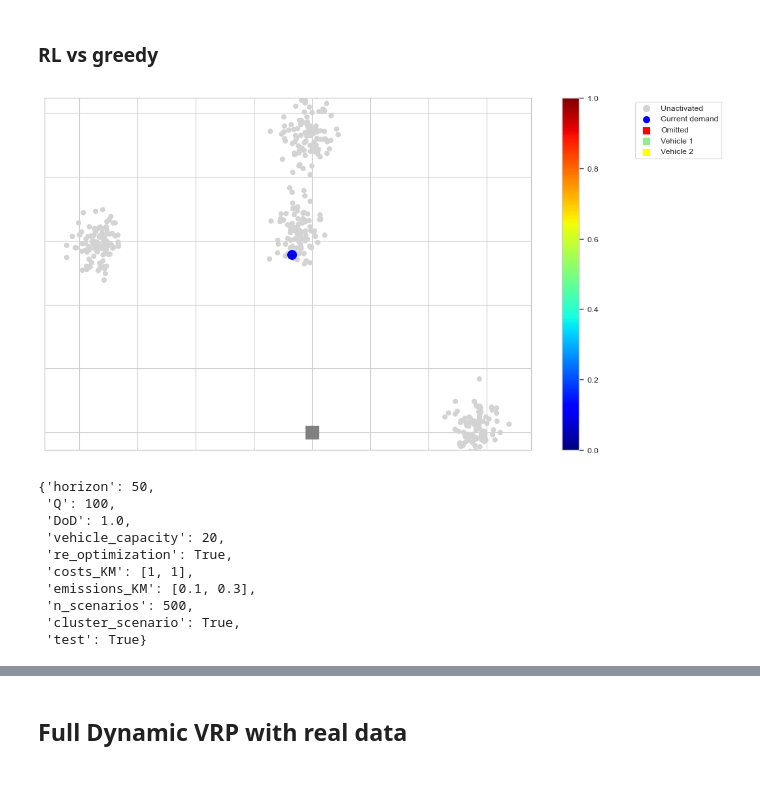
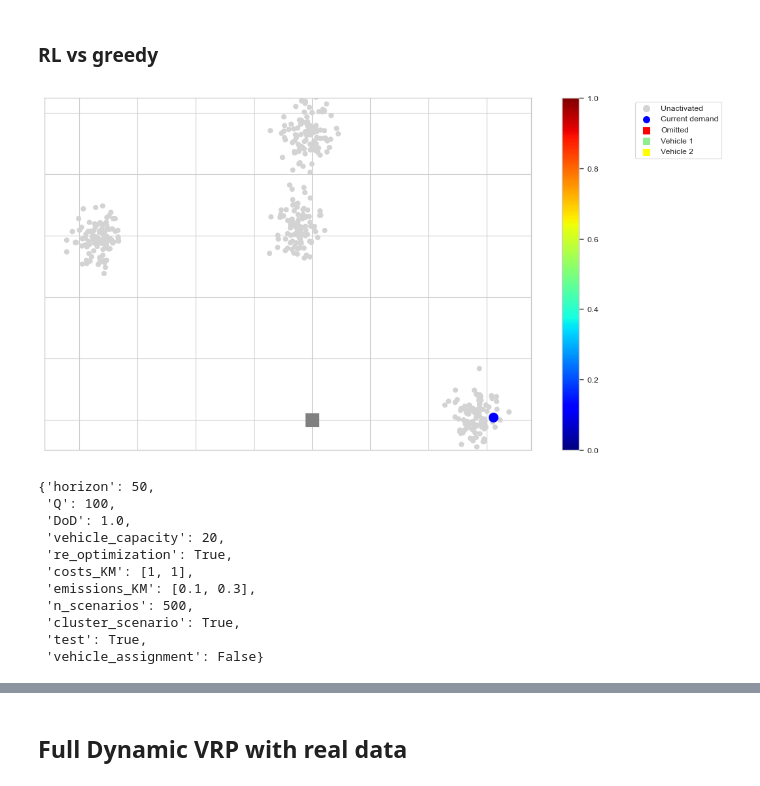
Before and after one commit to Farid-Najar/DynamicQVRP, a Jupyter notebook: results.ipynb, the cells around one changed output, grey strips where cells are left out. Saved outputs shown, nothing was run; the diff lists cells and outputs as text; code cells hidden in the pictures.

```diff
--- a/results.ipynb
+++ b/results.ipynb
@@ -232,8 +232,8 @@ with open(f'results/{file}/{wo}/res_greedy.pkl', "rb") as f:
 with open(f'results/{file}/{wo}/res_RL_DQN_VRP_VA.pkl', "rb") as f:
     res_RL_wo = pickle.load(f)
 
-with open(f'results/{file}/{wo}/res_MSA.pkl', "rb") as f:
-    res_MSA_wo = pickle.load(f)
+# with open(f'results/{file}/{wo}/res_MSA.pkl', "rb") as f:
+#     res_MSA_wo = pickle.load(f)
 
 with open(f'results/{file}/{wo}/res_random.pkl', "rb") as f:
     res_random_wo = pickle.load(f)
@@ -599,15 +671,15 @@ plot(data)
 ### RL vs greedy
 # %%
 from envs import DynamicQVRPEnv
-scenario = 2
+scenario = 0
 
 env_configs['vehicle_assignment'] = False
 env = DynamicQVRPEnv(**env_configs)
 env.reset(scenario)
 env.render()
 env_configs
 # %% [output]
-[figure, old version]
+[figure, new version]
 {'horizon': 50,
  'Q': 100,
  'DoD': 1.0,
@@ -617,7 +689,8 @@ env_configs
  'emissions_KM': [0.1, 0.3],
  'n_scenarios': 500,
  'cluster_scenario': True,
- 'test': True}
+ 'test': True,
+ 'vehicle_assignment': False}
 # %%
 env.reset(scenario)
 i = 0
```
Also changed, not shown: parts of 9 cells of this notebook, 16 other files.
